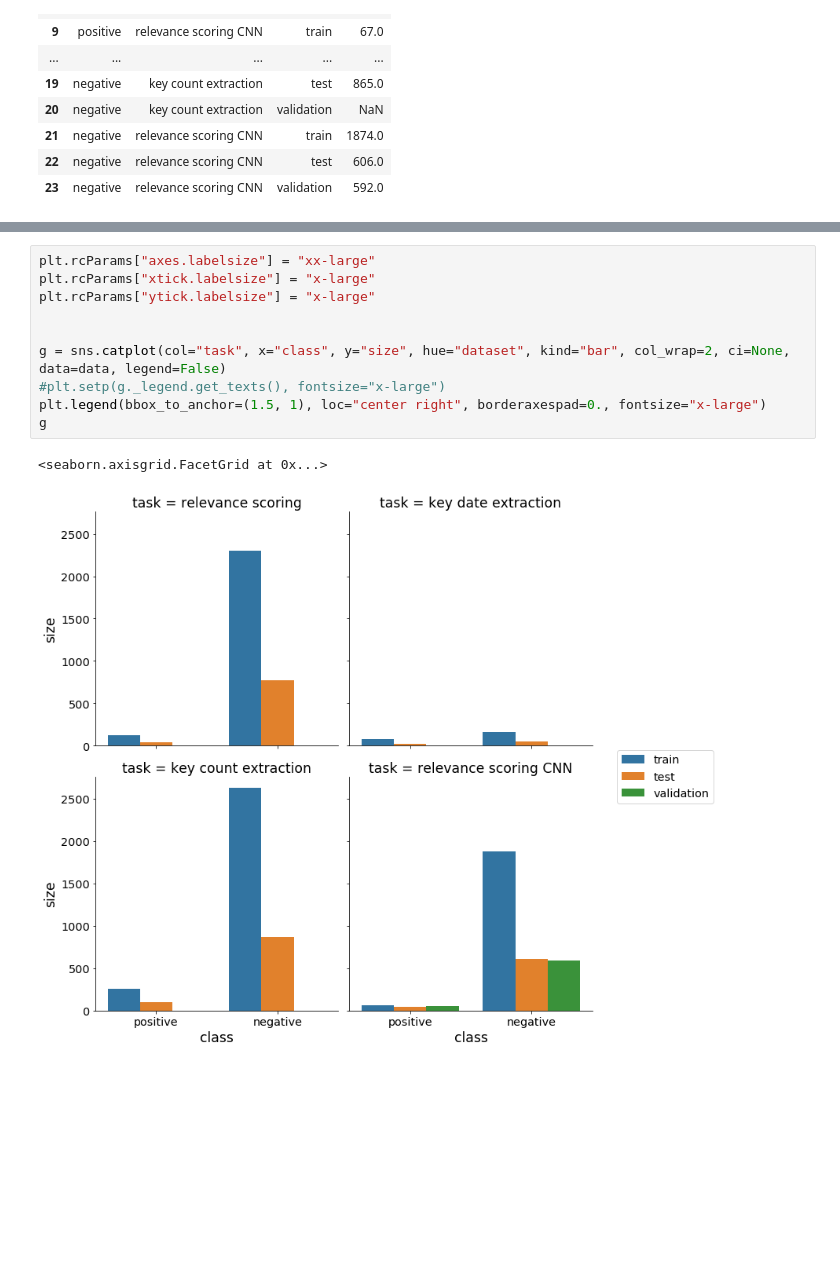
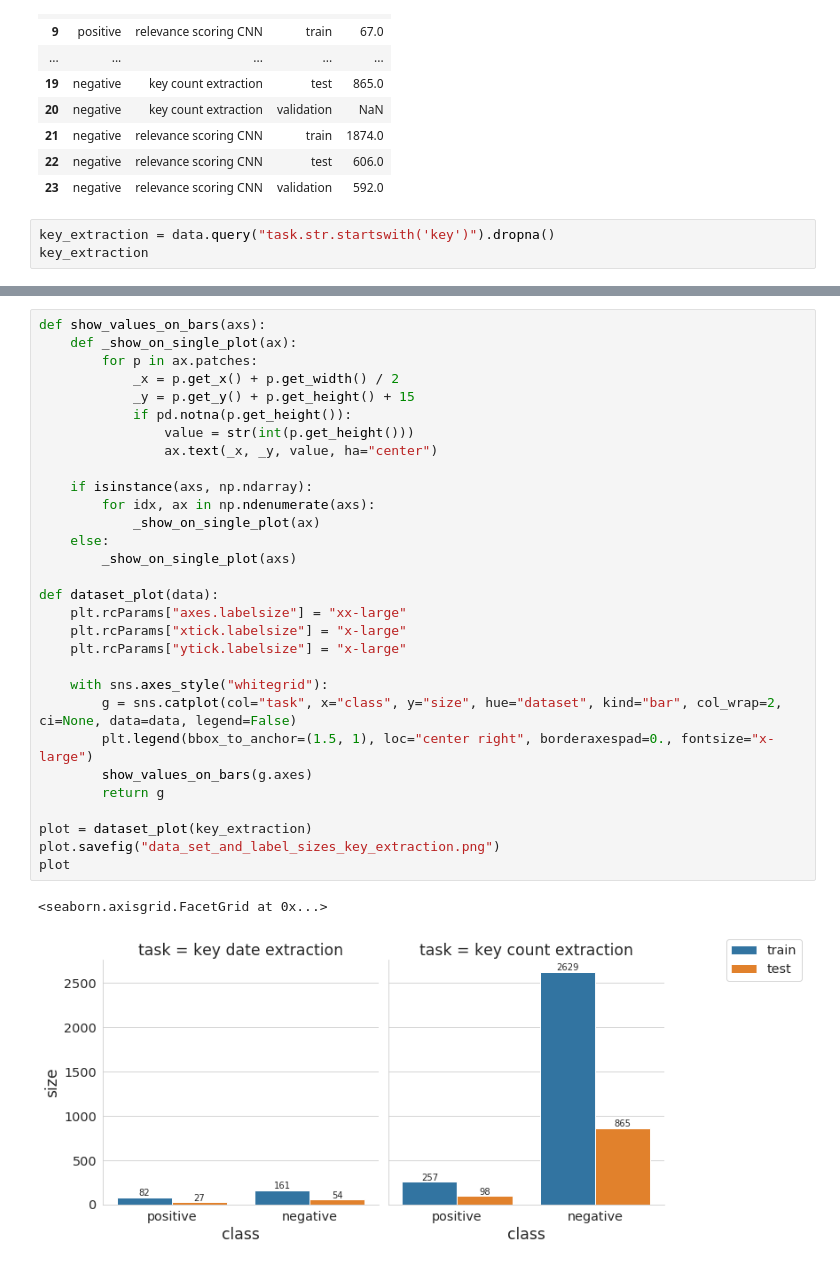
Before and after one commit to aauss/EventEpi, a Jupyter notebook: notebooks/dataset_plot.ipynb, the cells around one changed output, grey strips where cells are left out. Saved outputs shown, nothing was run; the diff lists cells and outputs as text; blank space fills up the shorter version.

Commit message:
Adapt plot

```diff
--- a/notebooks/dataset_plot.ipynb
+++ b/notebooks/dataset_plot.ipynb
@@ -24,3 +25,6 @@ data
 | 21 | negative | relevance scoring CNN | train | 1874.0 |
 | 22 | negative | relevance scoring CNN | test | 606.0 |
 | 23 | negative | relevance scoring CNN | validation | 592.0 |
+# %%
+key_extraction = data.query("task.str.startswith('key')").dropna()
+key_extraction
@@ -27,13 +56,33 @@ data
 # %%
-plt.rcParams["axes.labelsize"] = "xx-large"
-plt.rcParams["xtick.labelsize"] = "x-large"
-plt.rcParams["ytick.labelsize"] = "x-large"
+def show_values_on_bars(axs):
+    def _show_on_single_plot(ax):
+        for p in ax.patches:
+            _x = p.get_x() + p.get_width() / 2
+            _y = p.get_y() + p.get_height() + 15
+            if pd.notna(p.get_height()):
+                value = str(int(p.get_height()))
+                ax.text(_x, _y, value, ha="center")
 
+    if isinstance(axs, np.ndarray):
+        for idx, ax in np.ndenumerate(axs):
+            _show_on_single_plot(ax)
+    else:
+        _show_on_single_plot(axs)
 
-g = sns.catplot(col="task", x="class", y="size", hue="dataset", kind="bar", col_wrap=2, ci=None, data=data, legend=False)
-#plt.setp(g._legend.get_texts(), fontsize="x-large")
-plt.legend(bbox_to_anchor=(1.5, 1), loc="center right", borderaxespad=0., fontsize="x-large")
-g
+def dataset_plot(data):
+    plt.rcParams["axes.labelsize"] = "xx-large"
+    plt.rcParams["xtick.labelsize"] = "x-large"
+    plt.rcParams["ytick.labelsize"] = "x-large"
+
+    with sns.axes_style("whitegrid"):
+        g = sns.catplot(col="task", x="class", y="size", hue="dataset", kind="bar", col_wrap=2, ci=None, data=data, legend=False)
+        plt.legend(bbox_to_anchor=(1.5, 1), loc="center right", borderaxespad=0., fontsize="x-large")
+        show_values_on_bars(g.axes)
+        return g
+
+plot = dataset_plot(key_extraction)
+plot.savefig("data_set_and_label_sizes_key_extraction.png")
+plot
 # %% [output]
 <seaborn.axisgrid.FacetGrid at 0x...>
-[figure, old version]
+[figure, new version]
```
Also changed, not shown: parts of 6 cells of this notebook.
